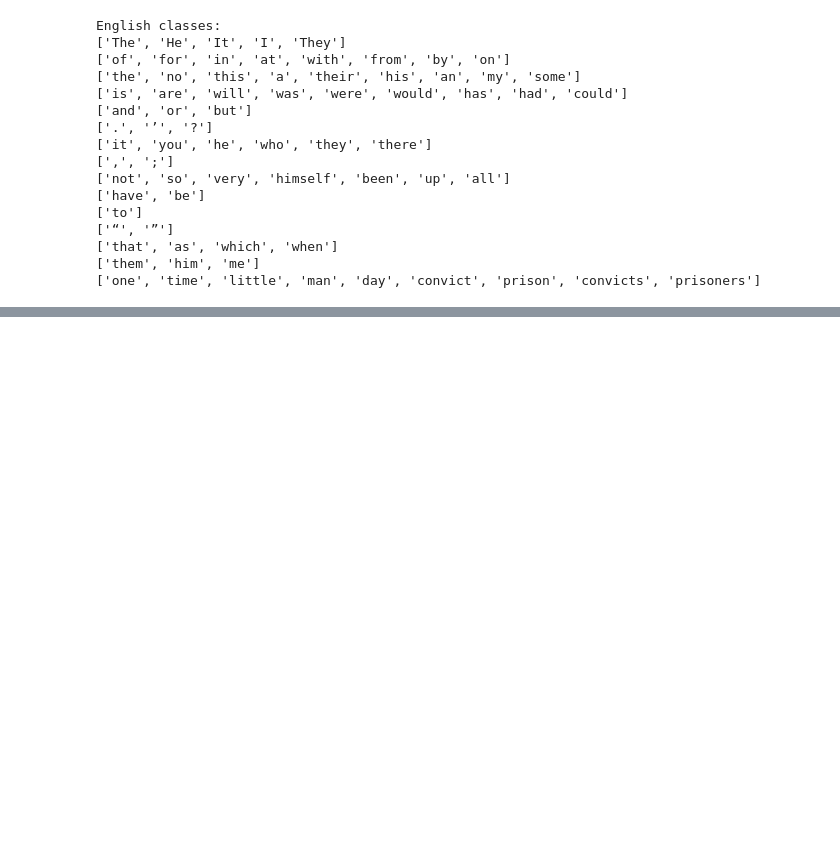
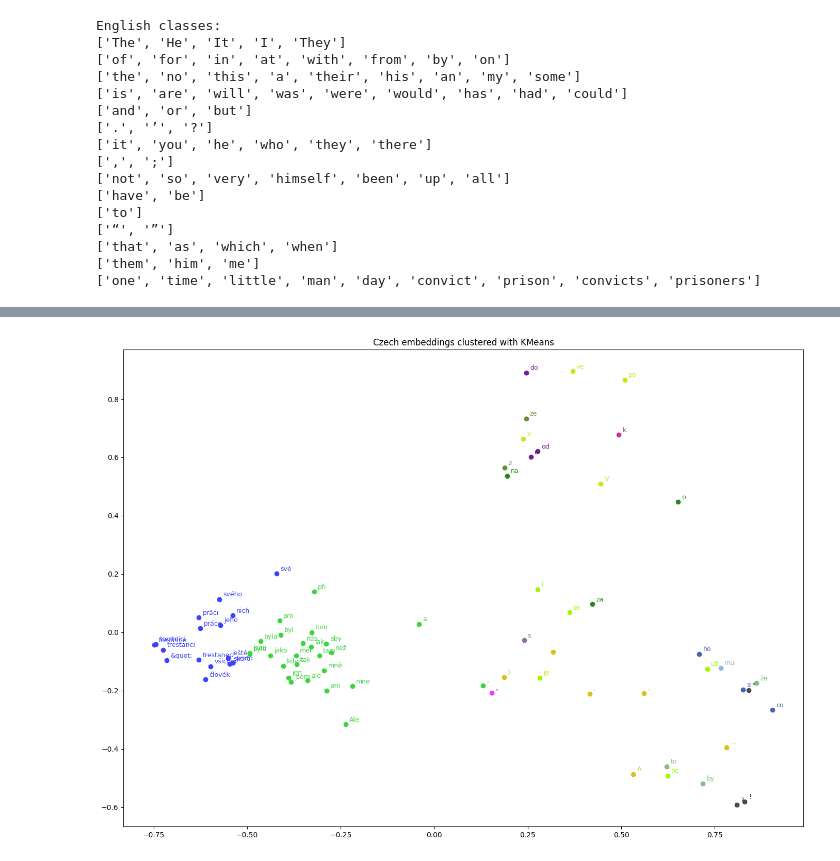
Before and after one commit to patinoboh/nlp, a Jupyter notebook: 02/assignment-02.ipynb, the cells around one changed output, grey strips where cells are left out. Cells and saved outputs as stored; diff of their text form; code cells hidden in the pictures; blank space fills up the shorter version.

```diff
--- a/02/assignment-02.ipynb
+++ b/02/assignment-02.ipynb
@@ -317,0 +332,15 @@ array([-0.01845653, -0.10532278,  0.3126318 , -0.04975438,  0.06101633,
+# %%
+from sklearn.cluster import KMeans
+kmeans_cs = KMeans(n_clusters=15, random_state=0).fit(embeddings_cs)
+kmeans_en = KMeans(n_clusters=15, random_state=0).fit(embeddings_en)
+
+kmeans_classes_cs = {
+    w:i for w,i in zip(starting_words["cs"], kmeans_cs.labels_)
+}
+kmeans_classes_en = {
+    w:i for w,i in zip(starting_words["en"], kmeans_en.labels_)
+}
+# %%
+plot_embeddings(reduced_cs, starting_words["cs"], kmeans_classes_cs, "Czech embeddings clustered with KMeans")
+# %% [output]
+[figure, added]
```
Also changed, not shown: parts of 15 cells of this notebook.
